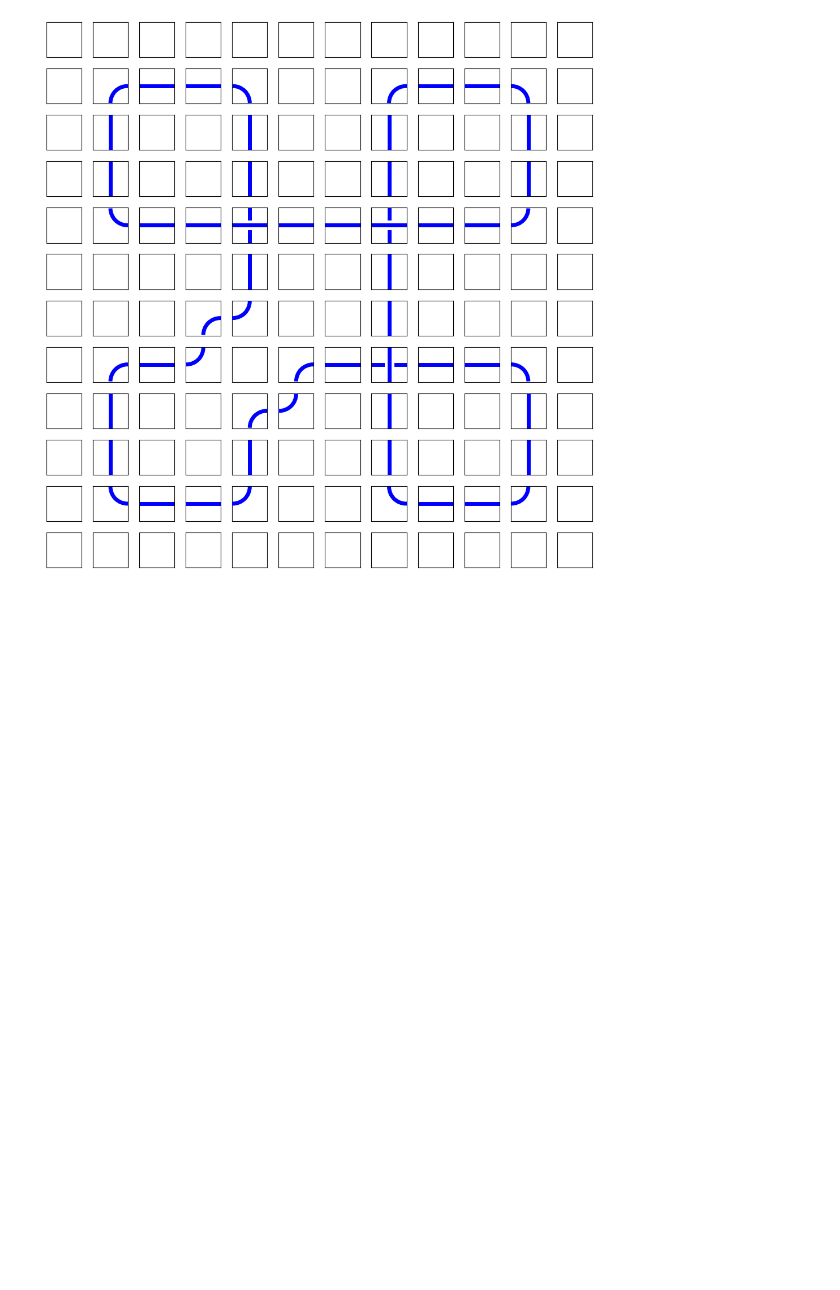
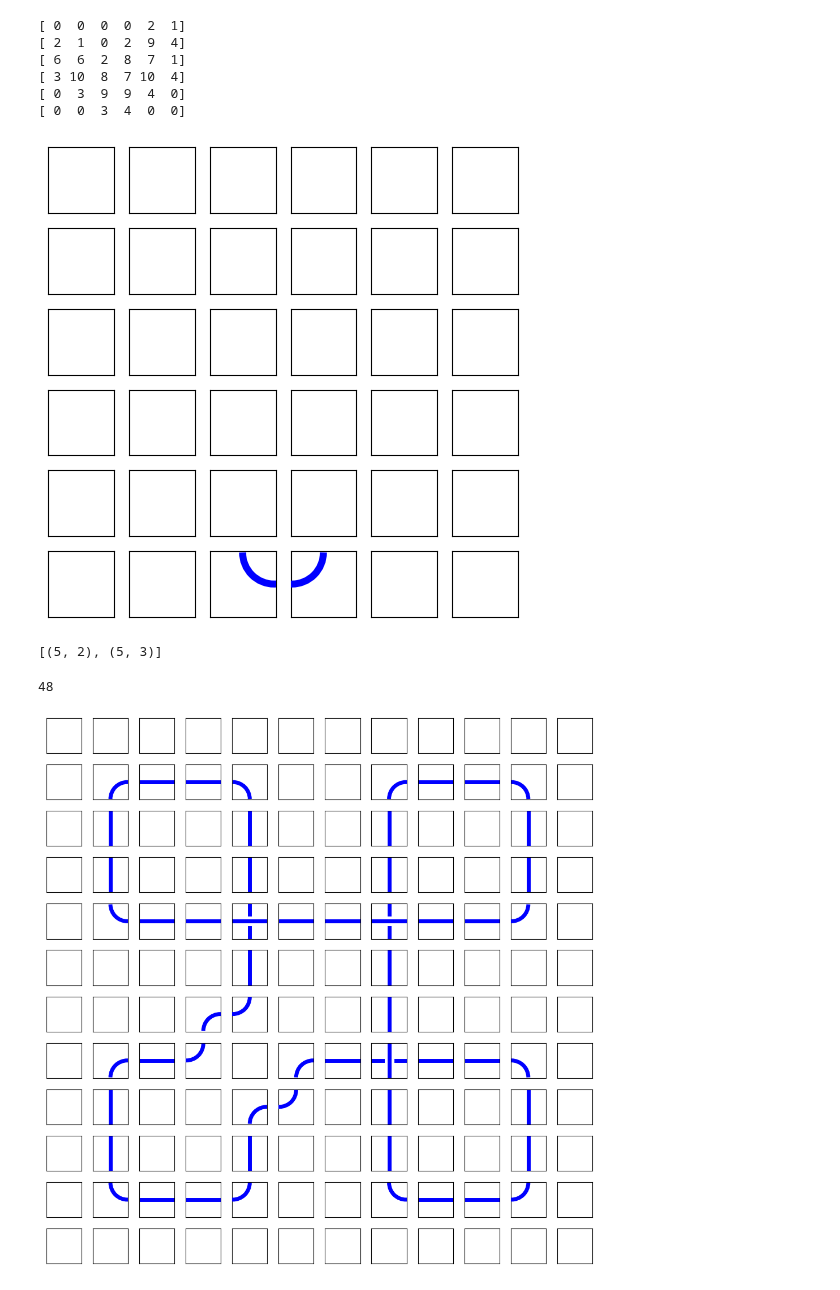
Before and after one commit to andrew-tawfeek/knot_mosaics, a Jupyter notebook: strandOf-hyperbolic.ipynb, the cells around one changed output. Saved outputs shown, nothing was run; the diff lists cells and outputs as text; code cells hidden in the pictures; blank space fills up the shorter version.

```diff
--- a/strandOf-hyperbolic.ipynb
+++ b/strandOf-hyperbolic.ipynb
@@ -7,3 +7,33 @@ mosaic = random_mosaic(dimension = 4, num_crossings=3); mosaic.show()
+# %%
+M = mosaic.matrixRepresentation; M
+# %% [output]
+[ 0  0  0  0  2  1]
+[ 2  1  0  2  9  4]
+[ 6  6  2  8  7  1]
+[ 3 10  8  7 10  4]
+[ 0  3  9  9  4  0]
+[ 0  0  3  4  0  0]
+# %%
+strand = mosaic.strandOf((1,0))
+
+
+M_aug = M
+
+for tile in strand:
+    M_aug[tile[0], tile[1]] = 0 #needs better treatment of two-strand tiles...
+
+Mosaic(M_aug).show()
+
+# sorted(L1) == sorted(L2) -- for later
+
+M_aug.nonzero_positions() # sage only
+# %% [output]
+[figure, added]
+[(5, 2), (5, 3)]
+# %%
+len(mosaic.zoom().strandOf2((1,1),'left'))
+# %% [output]
+48
 # %%
 mosaic2 = mosaic.zoom(); mosaic2.show(10)
 # %% [output]
```
Also changed, not shown: parts of 1 cell of this notebook, 1 other file.
